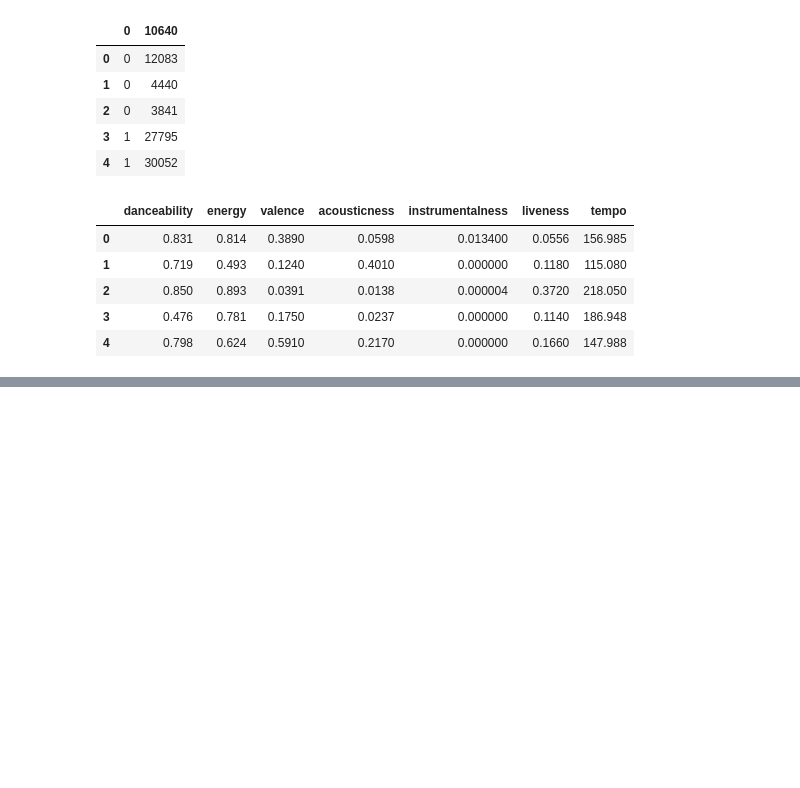
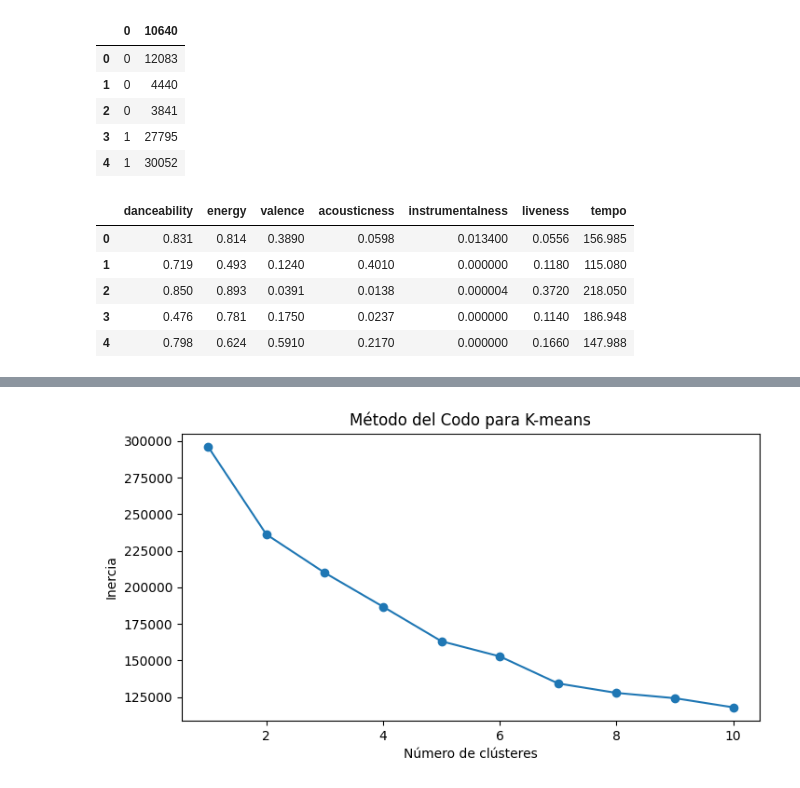
Before and after one commit to Airim-Coder/ICIF1041_Taller1, a Jupyter notebook: main.ipynb, the cells around one changed output, grey strips where cells are left out. Drawn from its saved outputs; the diff is of its cells as text; code cells hidden in the pictures; blank space fills up the shorter version.

```diff
--- a/main.ipynb
+++ b/main.ipynb
@@ -77,0 +88,23 @@ spotify_data.head()
+# %%
+from sklearn.preprocessing import StandardScaler
+escalar = StandardScaler()
+spotify_data_escalar = escalar.fit_transform(spotify_data)
+# %%
+from sklearn.cluster import KMeans
+import matplotlib.pyplot as plt
+
+inertia = []
+for k in range(1, 11):
+    kmeans = KMeans(n_clusters=k, random_state=42)
+    kmeans.fit(spotify_data_escalar)
+    inertia.append(kmeans.inertia_)
+
+# Graficar el método del codo
+plt.figure(figsize=(8, 4))
+plt.plot(range(1, 11), inertia, marker='o')
+plt.xlabel('Número de clústeres')
+plt.ylabel('Inercia')
+plt.title('Método del Codo para K-means')
+plt.show()
+# %% [output]
+[figure, added]
```
Also changed, not shown: parts of 5 cells of this notebook.
